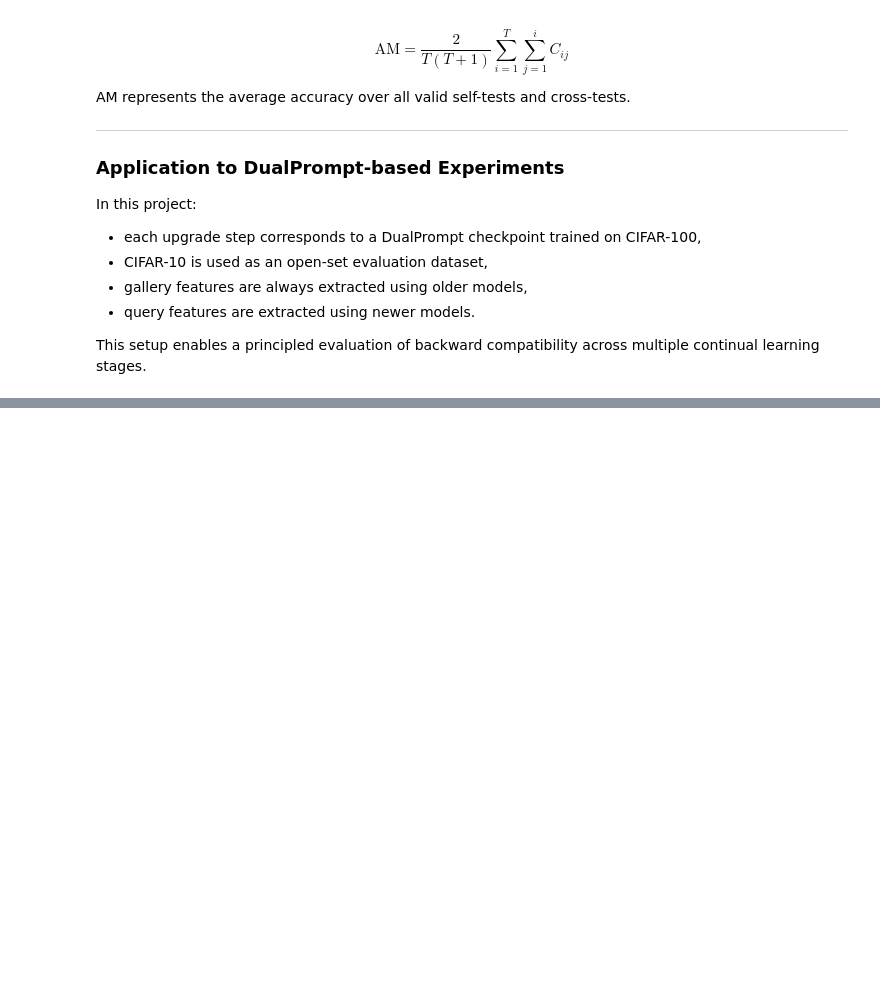
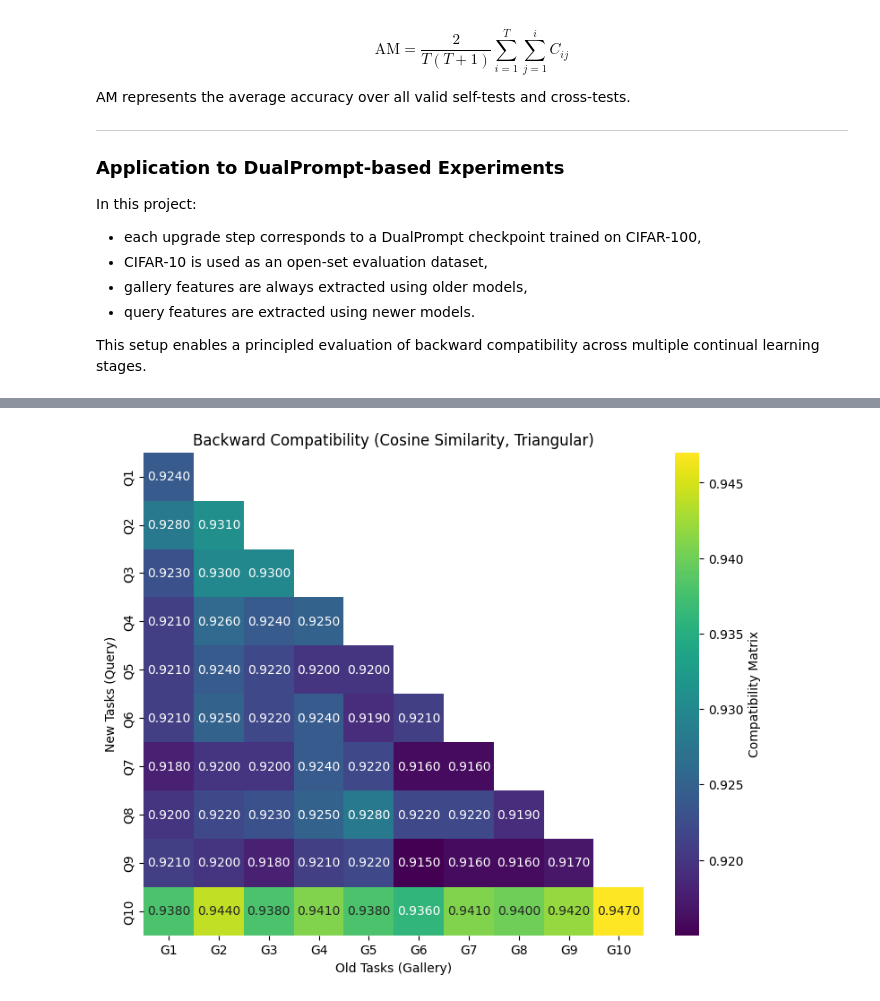
Before and after one commit to digesaremarco/DualPrompt_and_BackCompability, a Jupyter notebook: DualPrompt.ipynb, the cells around one changed output, grey strips where cells are left out. Cells and saved outputs as stored; diff of their text form; code cells hidden in the pictures; blank space fills up the shorter version.

```diff
--- a/DualPrompt.ipynb
+++ b/DualPrompt.ipynb
@@ -684,41 +664,0 @@ compatibility_matrix = np.zeros((NUM_TASKS, NUM_TASKS))
-# %%
-import torch
-import torch.nn.functional as F
-import numpy as np
-
-# Compatibility matrix: NUM_TASKS x NUM_TASKS
-compatibility_matrix = np.zeros((NUM_TASKS, NUM_TASKS))
-
-# Compute Backward Compatibility Matrix
-for new_task_id in range(NUM_TASKS):
-    for old_task_id in range(new_task_id + 1):
-
-        bc_scores = []
-
-        for batch_idx in range(num_batches):
-            # Load features (labels not needed: 1 class per task)
-            new_feats, _ = load_feature_batch(new_task_id, batch_idx)
-            old_feats, _ = load_feature_batch(old_task_id, batch_idx)
-
-            # Pooling: [B, 197, 768] -> [B, 768]
-            new_feats = new_feats.mean(dim=1)
-            old_feats = old_feats.mean(dim=1)
-
-            # Normalize for cosine similarity
-            new_feats = F.normalize(new_feats, dim=1)
-            old_feats = F.normalize(old_feats, dim=1)
-
-            # Cosine similarity matrix [B, B]
-            sims = torch.matmul(new_feats, old_feats.T)
-
-            # Mean similarity = backward compatibility score
-            bc_scores.append(sims.mean().item())
-
-        # Average over batches
-        compatibility_matrix[new_task_id, old_task_id] = sum(bc_scores) / len(bc_scores)
-
-        print(
-            f"BC cosine (new task {new_task_id + 1} "
-            f"vs old task {old_task_id + 1}): "
-            f"{compatibility_matrix[new_task_id, old_task_id]:.4f}"
-        )
@@ -731,23 +742,25 @@ print(df_C)
 # %%
 import matplotlib.pyplot as plt
 import seaborn as sns
 
 plt.figure(figsize=(9, 7))
 mask = np.triu(np.ones_like(compatibility_matrix, dtype=bool), k=1)  # mask for upper triangle
 sns.heatmap(
     compatibility_matrix,
     annot=True,
-    fmt=".2f", # display format, e.g., two decimal places
+    fmt=".4f",
     cmap="viridis",
     xticklabels=[f"G{j+1}" for j in range(NUM_TASKS)],
     yticklabels=[f"Q{i+1}" for i in range(NUM_TASKS)],
     mask=mask,
     cbar_kws={"label": "Compatibility Matrix"}
 )
 plt.title("Backward Compatibility (Cosine Similarity, Triangular)")
 plt.xlabel("Old Tasks (Gallery)")
 plt.ylabel("New Tasks (Query)")
 plt.show()
+# %% [output]
+[figure, added]
 # %%
 # Normalizing the Compatibility Matrix
 normalized_bc = np.zeros_like(compatibility_matrix)
```
Also changed, not shown: parts of 32 cells of this notebook.
